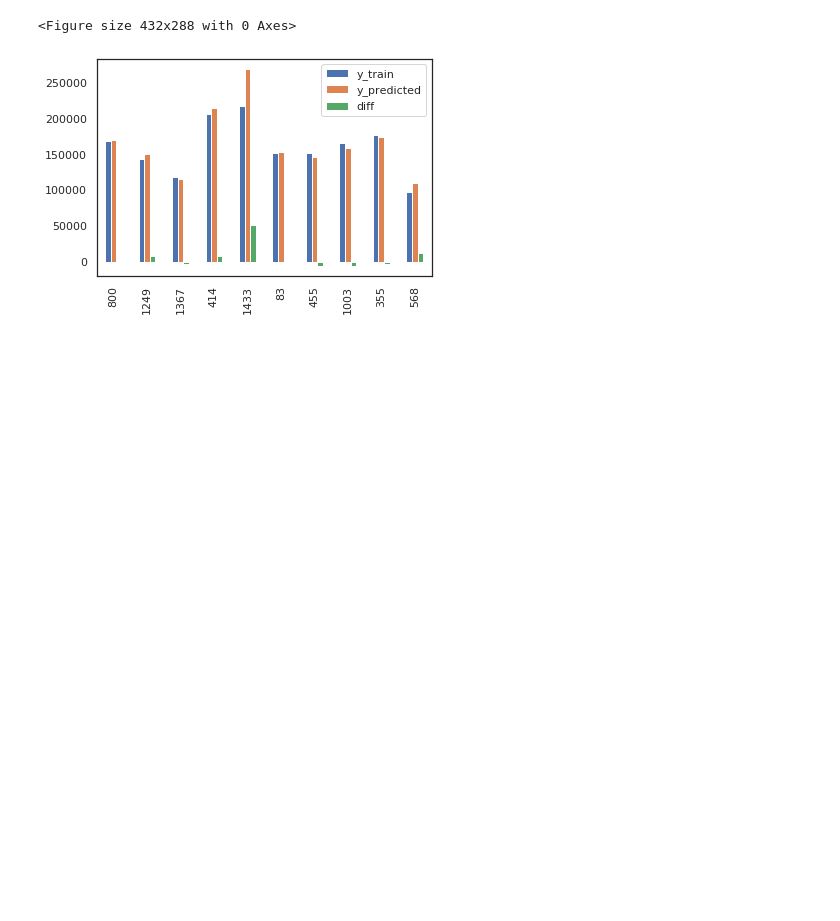
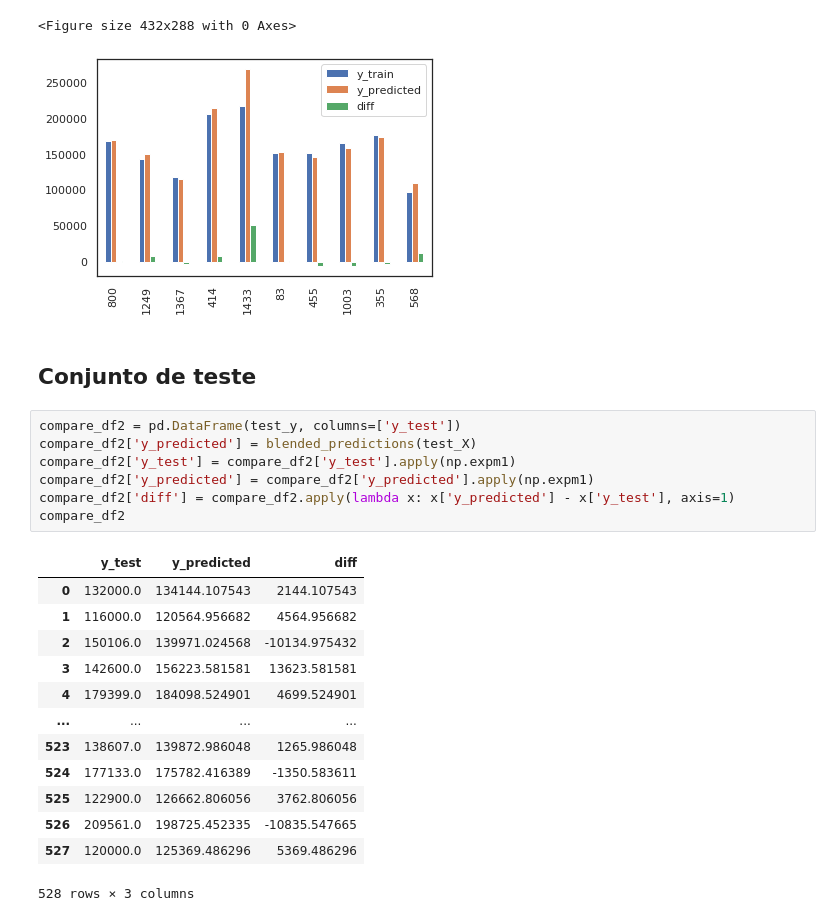
Before and after one commit to acresende/house-price-prediction, a Jupyter notebook: research/house-price-prediction.ipynb, the cells around one changed output. Cells and saved outputs as stored; diff of their text form; blank space fills up the shorter version.

```diff
--- a/research/house-price-prediction.ipynb
+++ b/research/house-price-prediction.ipynb
@@ -824,3 +804,26 @@ compare_df.sample(10).plot(kind='bar', legend=True)
 <matplotlib.axes._subplots.AxesSubplot at 0x...>
 <Figure size 432x288 with 0 Axes>
 [figure]
+# %% [markdown]
+## Conjunto de teste
+# %%
+compare_df2 = pd.DataFrame(test_y, columns=['y_test'])
+compare_df2['y_predicted'] = blended_predictions(test_X)
+compare_df2['y_test'] = compare_df2['y_test'].apply(np.expm1)
+compare_df2['y_predicted'] = compare_df2['y_predicted'].apply(np.expm1)
+compare_df2['diff'] = compare_df2.apply(lambda x: x['y_predicted'] - x['y_test'], axis=1)
+compare_df2
+# %% [output]
+|  | y_test | y_predicted | diff |
+| 0 | 132000.0 | 134144.107543 | 2144.107543 |
+| 1 | 116000.0 | 120564.956682 | 4564.956682 |
+| 2 | 150106.0 | 139971.024568 | -10134.975432 |
+| 3 | 142600.0 | 156223.581581 | 13623.581581 |
+| 4 | 179399.0 | 184098.524901 | 4699.524901 |
+| ... | ... | ... | ... |
+| 523 | 138607.0 | 139872.986048 | 1265.986048 |
+| 524 | 177133.0 | 175782.416389 | -1350.583611 |
+| 525 | 122900.0 | 126662.806056 | 3762.806056 |
+| 526 | 209561.0 | 198725.452335 | -10835.547665 |
+| 527 | 120000.0 | 125369.486296 | 5369.486296 |
+528 rows × 3 columns
```
Also changed, not shown: parts of 21 cells of this notebook.
